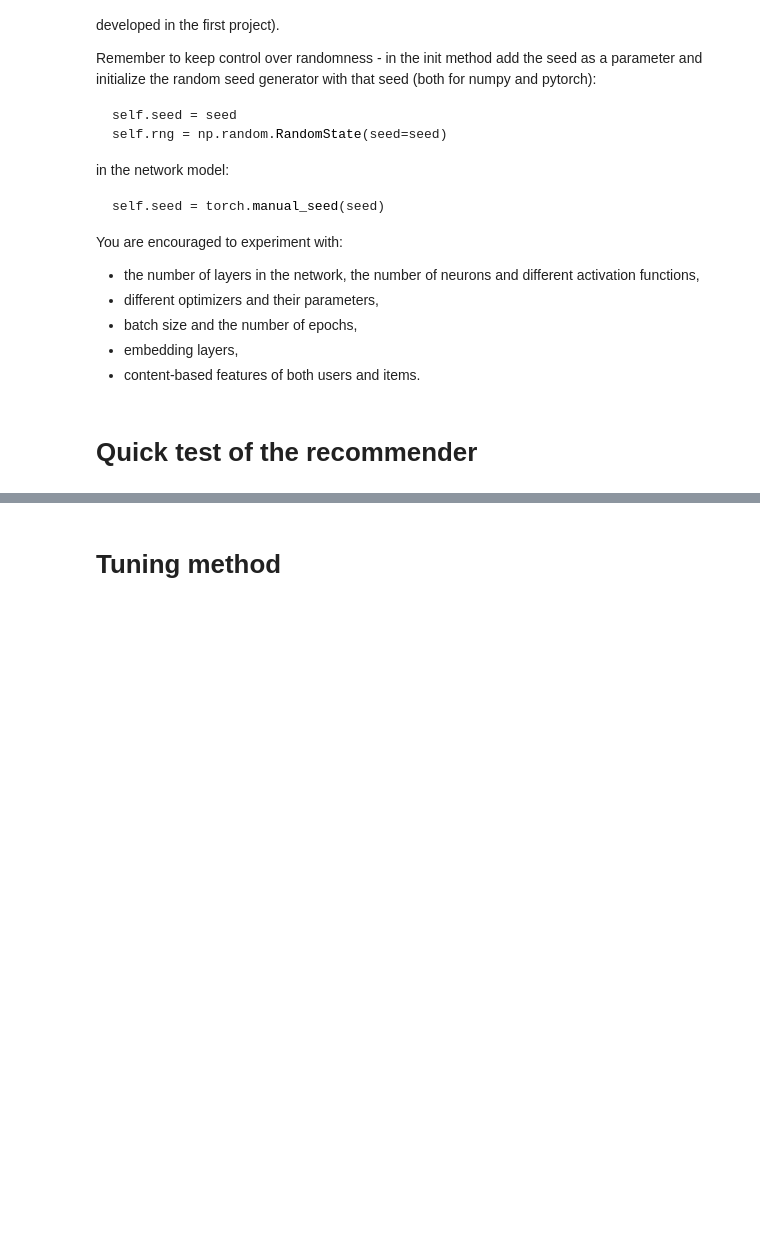
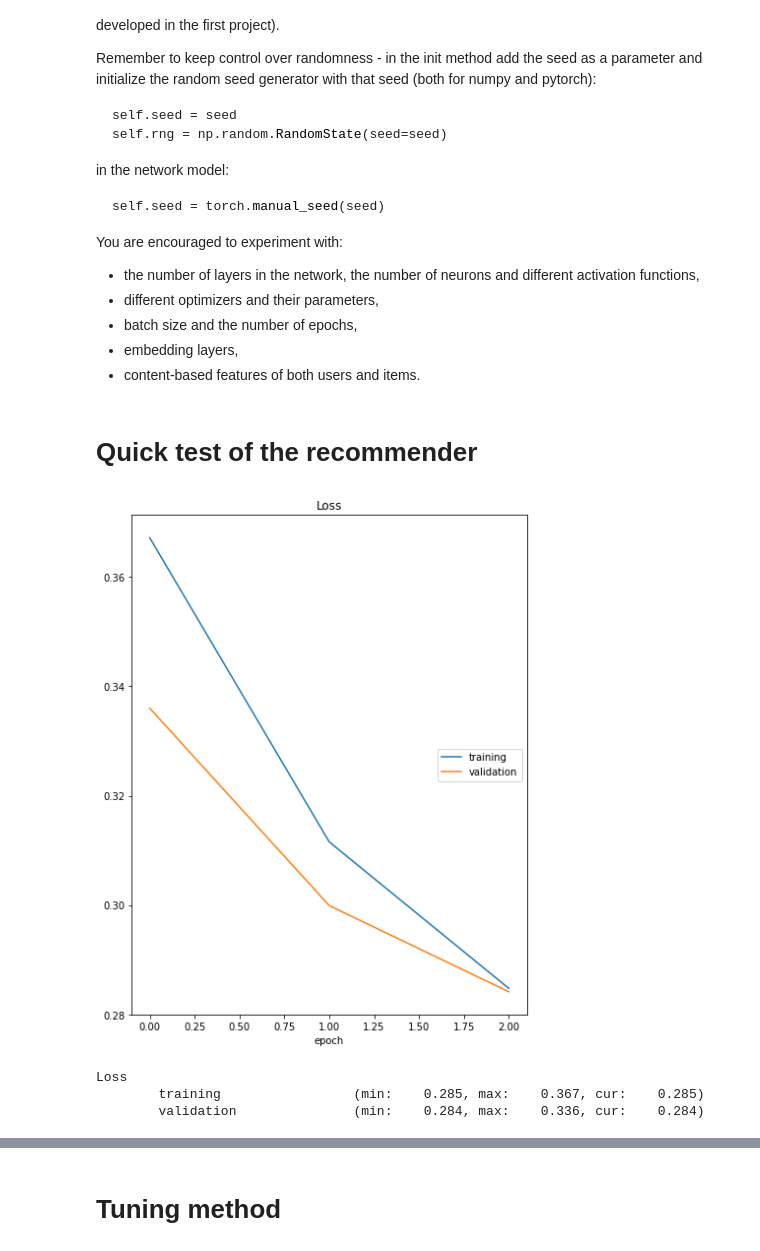
Before and after one commit to C7A7A/hotel-recommender-neural-network, a Jupyter notebook: project_2_recommender_and_evaluation.ipynb, the cells around one changed output, grey strips where cells are left out. Drawn from its saved outputs; the diff is of its cells as text; code cells hidden in the pictures; blank space fills up the shorter version.

```diff
--- a/project_2_recommender_and_evaluation.ipynb
+++ b/project_2_recommender_and_evaluation.ipynb
@@ -50,4 +52,8 @@ interactions_df.loc[:, 'weekend_stay'] = interactions_df['weekend_stay'].astype(
 interactions_df.loc[:, 'weekend_stay'] = pd.Categorical(
     interactions_df['weekend_stay'], categories=column_values_dict['weekend_stay'])
 
+# display(interactions_df[interactions_df.isna().any(axis=1)])
+
+# drop rows with NaN value
+interactions_df.dropna(inplace=True)
 display(HTML(interactions_df.head(15).to_html()))
@@ -66,6 +89,7 @@ def calculate_p(x, values):
         counts[values.index(v)] += 1
 
     return n_to_p(counts)
+
 
 def prepare_users_df(interactions_df):
 
@@ -80,10 +104,7 @@ def prepare_users_df(interactions_df):
         df = interactions_df.loc[:, ['user_id', column]]
         df = df.groupby('user_id').aggregate(lambda x: list(x)).reset_index(drop=False)
 
-        def calc_p(x):
-            return calculate_p(x, column_values)
-
-        df.loc[:, column] = df[column].apply(lambda x: calc_p(x))
+        df.loc[:, column] = df[column].apply(lambda x: calculate_p(x, column_values))
 
         p_columns = []
         for i in range(len(column_values)):
@@ -149,5 +204,27 @@ You are encouraged to experiment with:
   - batch size and the number of epochs,
   - embedding layers,
   - content-based features of both users and items.
+# %%
+def rand_negative_interactions(interactions_df, rng, negative_interactions_size):
+    negative_interactions = []
+
+    max_user = interactions_df['user_id'].max()
+    max_item = interactions_df['item_id'].max()
+
+    # print(max_user, max_item)
+
+    positive_interactions = interactions_df[['user_id', 'item_id']].to_numpy()
+
+    while (len(negative_interactions) < negative_interactions_size):
+        user_id = rng.choice(max_user + 1)
+        item_id = rng.choice(max_item + 1)
+
+        negative_interaction = tuple((user_id, item_id))
+
+        if not (negative_interaction == positive_interactions).all(axis=1).any():
+            negative_interactions.append(tuple((user_id, item_id, 0)))
+
+
+    return negative_interactions
 # %%
 from recommenders.recommender import Recommender
@@ -280,8 +633,13 @@ class NNRecommender(Recommender):
 items_df = interactions_df.loc[:, ['item_id'] + base_item_features].drop_duplicates()
 # %%
 # Fit method
-nn_recommender = NNRecommender()
+nn_recommender = NNRecommender(print_train)
 nn_recommender.fit(interactions_df, None, None)
+# %% [output]
+[figure, added]
+Loss
+        training                 (min:    0.285, max:    0.367, cur:    0.285)
+        validation               (min:    0.284, max:    0.336, cur:    0.284)
 # %%
 # Recommender method
 
```
Also changed, not shown: parts of 16 cells of this notebook, 2 other files.
